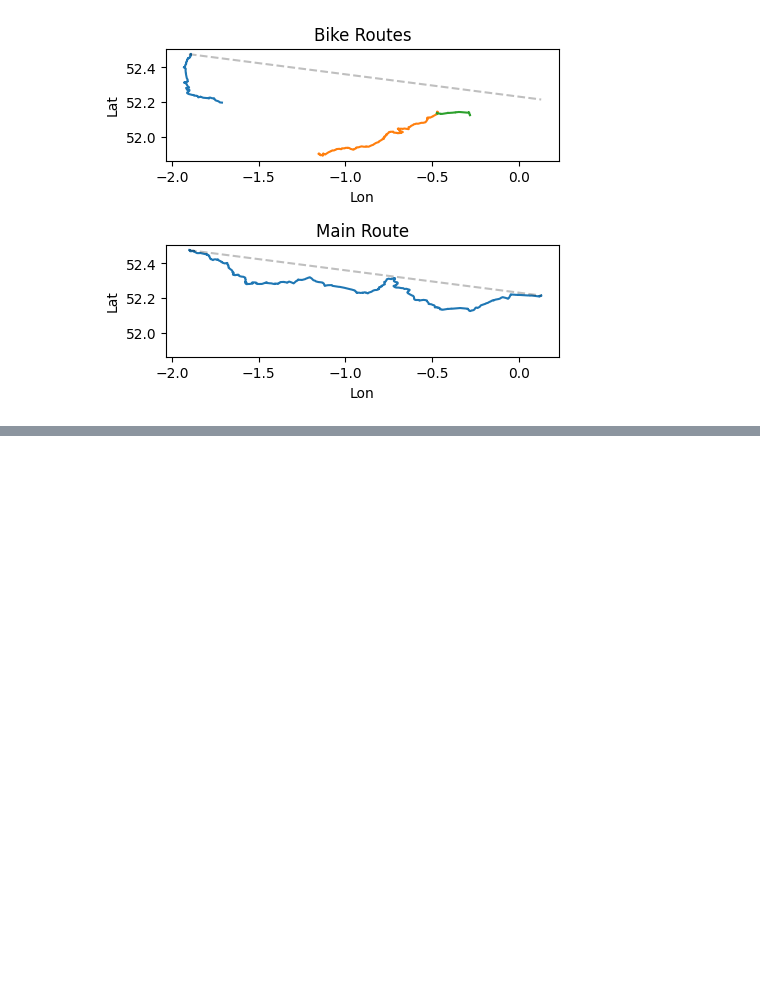
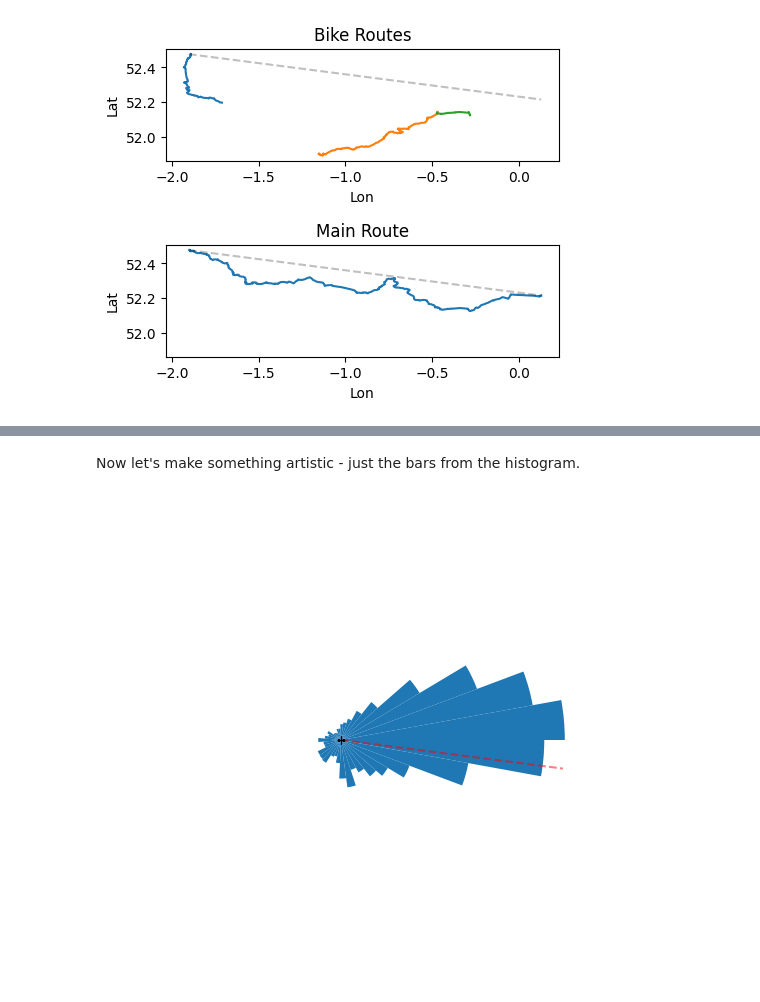
Before and after one commit to alifeee/blogtest, a Jupyter notebook: bike-to-cambridge/src/directionality.ipynb, the cells around one changed output, grey strips where cells are left out. Cells and saved outputs as stored; diff of their text form; code cells hidden in the pictures; blank space fills up the shorter version.

```diff
--- a/bike-to-cambridge/src/directionality.ipynb
+++ b/bike-to-cambridge/src/directionality.ipynb
@@ -146,0 +179,21 @@ plt.show()
+# %% [markdown]
+Now let's make something artistic - just the bars from the histogram.
+# %%
+fig = plt.figure(figsize=(5, 5))
+ax = fig.add_subplot(111, projection='polar')
+
+bin_centers, bins, bin_width = vectors_to_histogram(done_vectors)
+ax.bar(bin_centers, bins, width=bin_width)
+CAMBRIDGE_ANGLE = numpy.arctan2(CAMBRIDGE_VECTOR[1], CAMBRIDGE_VECTOR[0])
+ax.vlines(CAMBRIDGE_ANGLE, 0, 1 * max(bins),
+          color='r', linestyle='--', alpha=0.5)
+ax.plot(0, 0, '+', color='k')
+plt.axis('off')
+ax.patch.set_visible(False)
+plt.tight_layout()
+SVG_FILENAME = 'directionality.svg'
+plt.savefig(SVG_FILENAME, transparent=True,
+            bbox_inches='tight', pad_inches=0, dpi=300, format='svg', facecolor='none')
+plt.show()
+# %% [output]
+[figure, added]
```
Also changed, not shown: parts of 10 cells of this notebook, 1 other file.
